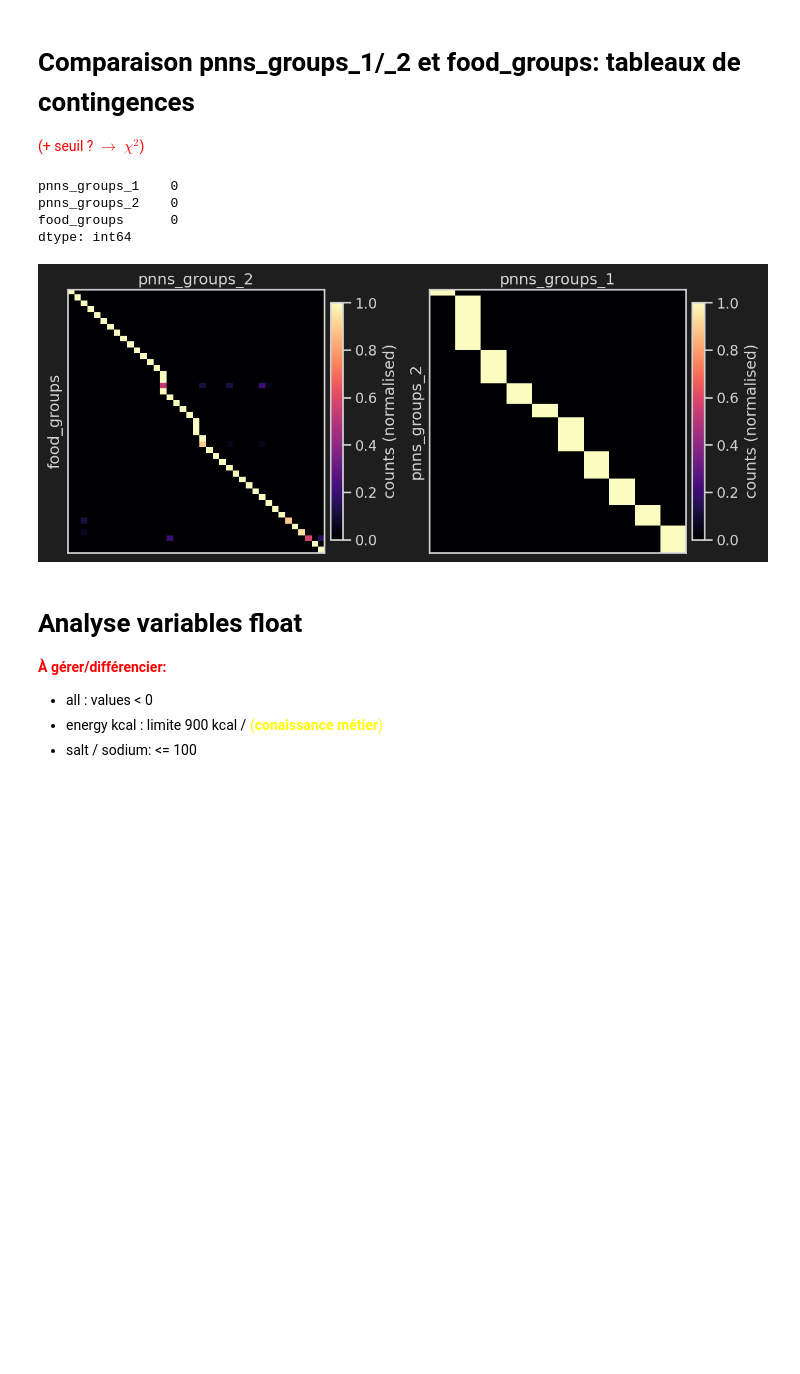
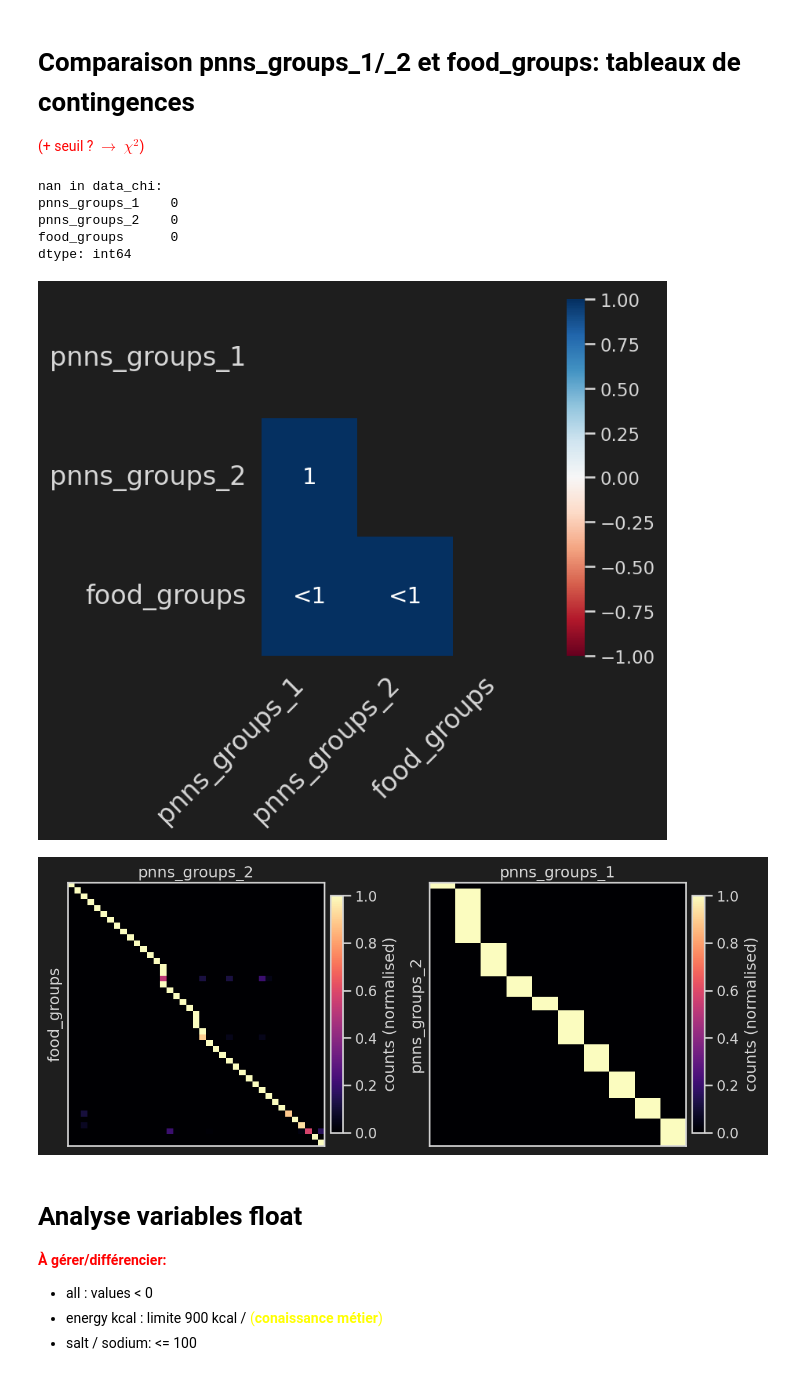
Before and after one commit to Thomas-Durand-Texte/OC-formation-Ingenieur-Machine-Learning, a Jupyter notebook: Projetcs/02_FoodFacts/nettoyage.ipynb, the cells around one changed output. Drawn from its saved outputs; the diff is of its cells as text; code cells hidden in the pictures; blank space fills up the shorter version.

```diff
--- a/Projetcs/02_FoodFacts/nettoyage.ipynb
+++ b/Projetcs/02_FoodFacts/nettoyage.ipynb
@@ -77,7 +77,7 @@ for key in ['code', 'traces', 'traces_en', 'traces_tags',
 # data = dd.read_csv( 'openfood_OC.csv', delimiter='\t', usecols=categories, dtype=dtypes )
 # data = data.compute()
 
-if True:
+if False:
     data = pd.read_csv( 'openfood_OC.csv', delimiter='\t', usecols=categories, dtype=dtypes )
     data.to_pickle( 'data0.pkl')
 else:
@@ -381,10 +381,15 @@ if False: # barplot
 <span style="color:red"> (+ seuil ? $\rightarrow$ $\chi^2$) </span>
 # %%
 data_chi = data[['pnns_groups_1', 'pnns_groups_2', 'food_groups']].copy()
+
+fig, ax = plt.subplots( figsize=(10*cm,10*cm))
+msno.heatmap( data_chi , ax=ax )
+
 # drop all rows with at least one NaN
 data_chi.drop( data_chi.index[ data_chi.isnull().sum(1) > 0 ] , inplace=True )
 
 # check drop
+print('nan in data_chi:')
 print( data_chi.isnull().sum() )
 
 type_plot = ['xi', 'count'][1]
@@ -409,34 +414,36 @@ for i, (X,Y) in enumerate( [ (X1,Y1), (X2,Y2) ] ):
 
     # figsize = tools.image_size_from_height_and_shape( 12*cm, image.shape, xmargin=1*cm)
     # print( 'figsize', figsize)
     # fig, ax = plt.subplots( figsize=figsize )
     im = axs[i].imshow( image , cmap='magma', aspect='auto' )
     # axs[i].axis('off')
     # cb = plt.colorbar( im, ax=ax, orientation='horizontal', pad=0.01, label=r'$\xi_{ij} \, / \, \xi_{n}$')
     cb = plt.colorbar( im, ax=axs[i], pad=0.02, shrink=[0.9, 0.9][i], label=label)
 
 axs[0].set_xlabel(Y1)
 axs[0].set_ylabel(X1)
 
 axs[1].set_xlabel(Y2)
 axs[1].set_ylabel(X2)
 for ax in axs:
     ax.set_xticks([])
     ax.set_yticks([])
     # ax.xaxis.tick_top()
     ax.xaxis.set_label_position('top')
 
 
 fig.tight_layout( pad=0.4 )
 plt.show()
 del image, cb, im, axs, fig
 del X1,Y1, X2,Y2
 # %% [output]
+nan in data_chi:
 pnns_groups_1    0
 pnns_groups_2    0
 food_groups      0
 dtype: int64
-[figure, old version]
+[figure, new version]
+[figure, added]
 # %% [markdown]
 # Analyse variables float
 <span style="color:red"> **À gérer/différencier:** </span>
```
Also changed, not shown: parts of 3 cells of this notebook, 1 other file.
